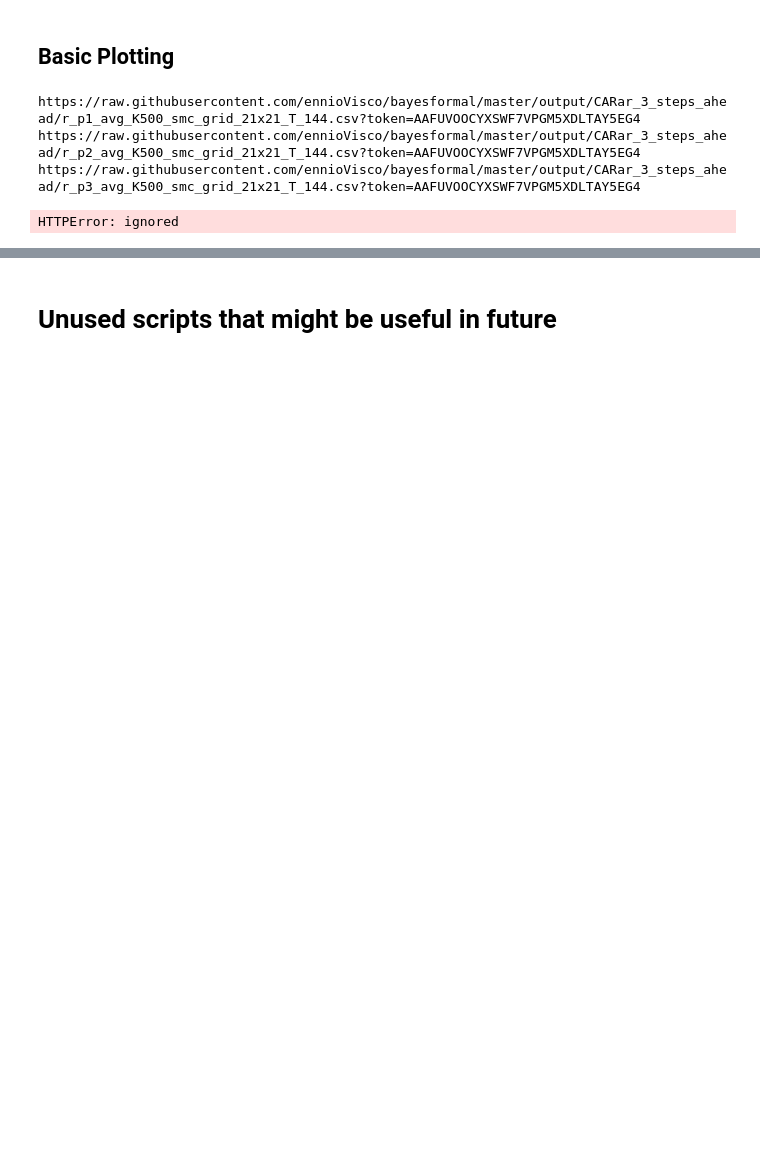
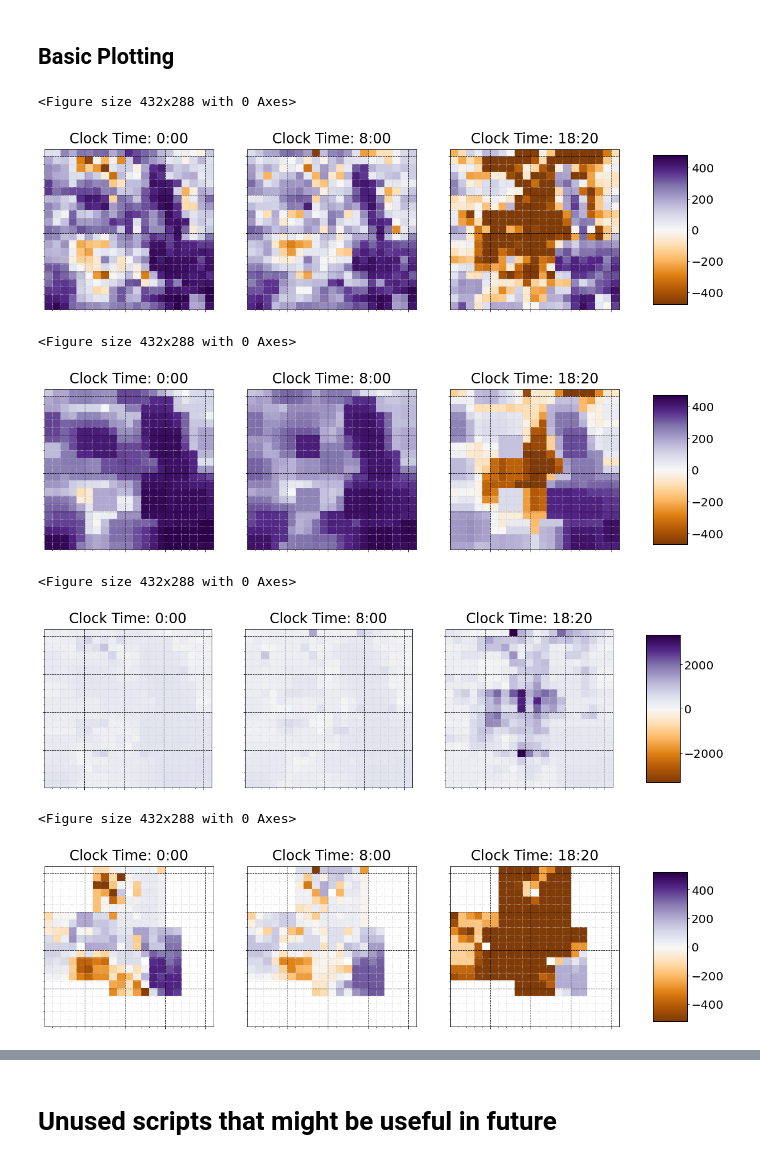
Before and after one commit to ennioVisco/bayesformal-archive, a Jupyter notebook: analyzer.ipynb, the cells around one changed output, grey strips where cells are left out. Cells and saved outputs as stored; diff of their text form; code cells hidden in the pictures; blank space fills up the shorter version.

```diff
--- a/analyzer.ipynb
+++ b/analyzer.ipynb
@@ -47,25 +72 @@ Requirement already satisfied: llvmlite<0.35,>=0.34.0.dev0 in /usr/local/lib/pyt
-# %%
-# Global settings that might be used by all the scripts
-plt.rcParams.update({'font.size': 20})  # plots' font size
-
-# Absolute Path
-abs_path = "https://raw.githubusercontent.com/ennioVisco/bayesformal/master/"
-monitoring_dir = "output/"
-resources_dir = "src/main/resources/"
-
-# Directories taken into account for loading/storing results
-data_dir = "CARar_3_steps_ahead"
-chart_dir = "charts"
-
-# Interesting time-points for multi-figure plotting
-interesting_snaps = [1, 49, 111] # T = 0:00, 8:00, 19:10
-
-# Aggregated trajectories files taken into account
-# for average and variance robustness
-avg_files = [ "r_p1_avg_K500_smc_grid_21x21_T_144"
-            , "r_p2_avg_K500_smc_grid_21x21_T_144"
-            , "r_p3_avg_K500_smc_grid_21x21_T_144" ]
-var_files = [ "r_p1_var_K500_smc_grid_21x21_T_144"
-            , "r_p2_avg_K500_smc_grid_21x21_T_144"
-            , "r_p3_var_K500_smc_grid_21x21_T_144" ]
 # %%
@@ -195,5 +194,5 @@ def generate_gif(filename, path=abs_path, input_dir=data_dir, out_dir=chart_dir)
 # %%
-def multi_snap_printer(filename, snaps, directory=data_dir, path=abs_path,
+def multi_snap_printer(filename, snaps, directory=data_dir, path=default_path,
                        maxcols=3, width=0.05, left=0.85,
                        smin=0, smax=0, cmap='', symmetric=False):
   """
@@ -305,31 +304,3 @@ def _helper(data, snaps, ax, n, fig, dmin, dmax, cmap,
   return ax
 # %% [markdown]
 ## Basic Plotting
-# %%
-# Average & Variance Plotting
-plot_multi(avg_files, path=abs_path+monitoring_dir, maxcols=4)
-plot_multi(var_files, path=abs_path+monitoring_dir, maxcols=4)
-
-input_trajectory = "data_matrix_20131111"
-
-plot_graph(input_trajectory)
-plot_graph(input_trajectory, func=qnorm.quantile_normalize)
-plot_graph(input_trajectory, func=lambda x: qnorm.quantile_normalize(x.transpose()).transpose())
-
-filename = "r_p3_avg_K500_smc_grid_21x21_T_144"
-
-plot_graph(filename, index="Space", func=qnorm.quantile_normalize)
-#plot_graph(filename, index="Space", func=lambda x: qnorm.quantile_normalize(x.transpose()).transpose())
-
-# Normalized Input
-#plot_multi(avg_files, directory=data_dir + "/norm", maxcols=4)
-#plot_multi(var_files, directory=data_dir + "/norm", maxcols=4)
-
-# Normalized Output
-#plot_multi(avg_files, func=qnorm.quantile_normalize)
-#plot_multi(var_files, func=qnorm.quantile_normalize)
-# %% [output]
-https://raw.githubusercontent.com/ennioVisco/bayesformal/master/output/CARar_3_steps_ahead/r_p1_avg_K500_smc_grid_21x21_T_144.csv?token=AAFUVOOCYXSWF7VPGM5XDLTAY5EG4
-https://raw.githubusercontent.com/ennioVisco/bayesformal/master/output/CARar_3_steps_ahead/r_p2_avg_K500_smc_grid_21x21_T_144.csv?token=AAFUVOOCYXSWF7VPGM5XDLTAY5EG4
-https://raw.githubusercontent.com/ennioVisco/bayesformal/master/output/CARar_3_steps_ahead/r_p3_avg_K500_smc_grid_21x21_T_144.csv?token=AAFUVOOCYXSWF7VPGM5XDLTAY5EG4
-HTTPError: ignored
@@ -338,0 +307,13 @@ HTTPError: ignored
+# %%
+# Plotting Robustness for properties P1-P4
+for f in avg_files:
+  multi_snap_printer(f, interesting_snaps, width=0.040, left=0.84, cmap='PuOr', symmetric=True)
+# %% [output]
+<Figure size 432x288 with 0 Axes>
+[figure, added]
+<Figure size 432x288 with 0 Axes>
+[figure, added]
+<Figure size 432x288 with 0 Axes>
+[figure, added]
+<Figure size 432x288 with 0 Axes>
+[figure, added]
```
Also changed, not shown: parts of 28 cells of this notebook.
